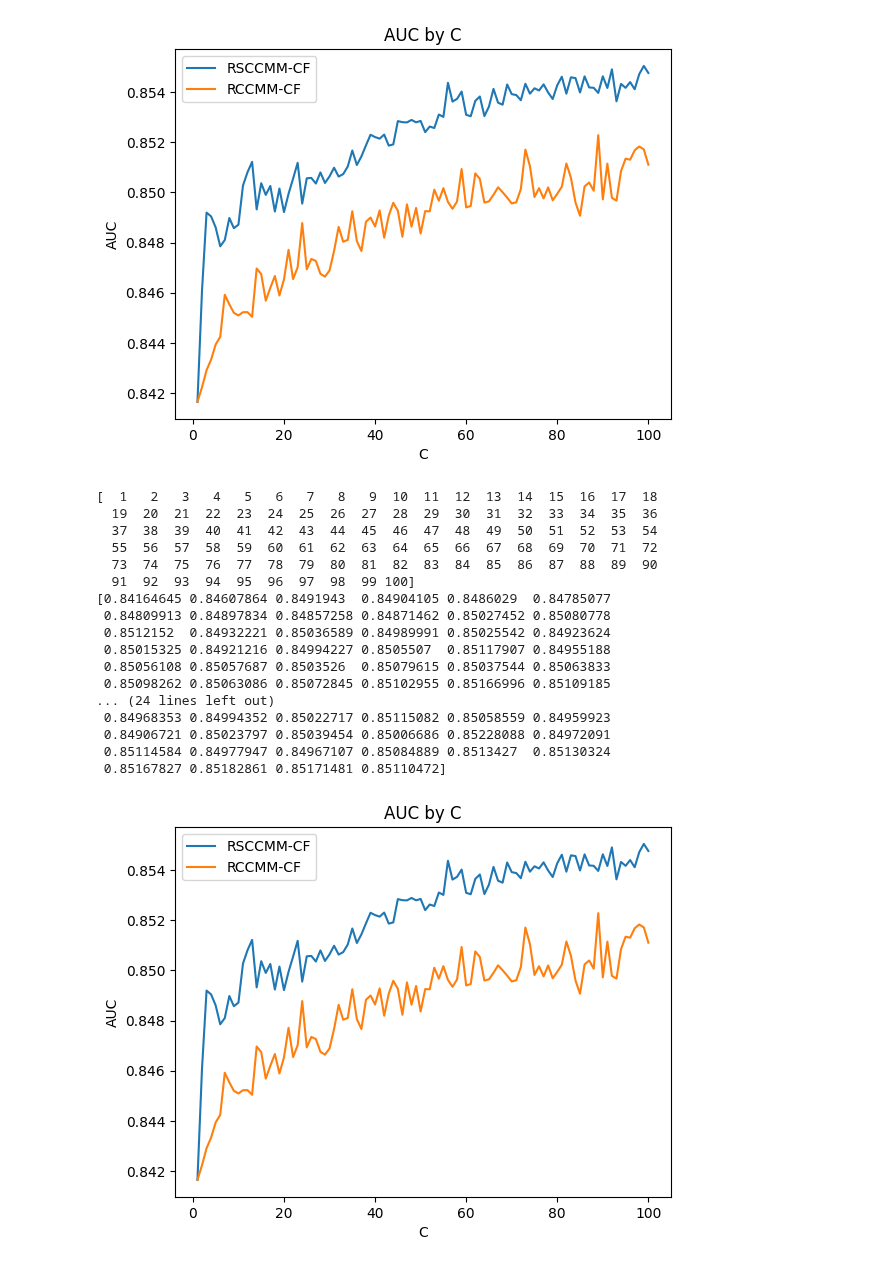
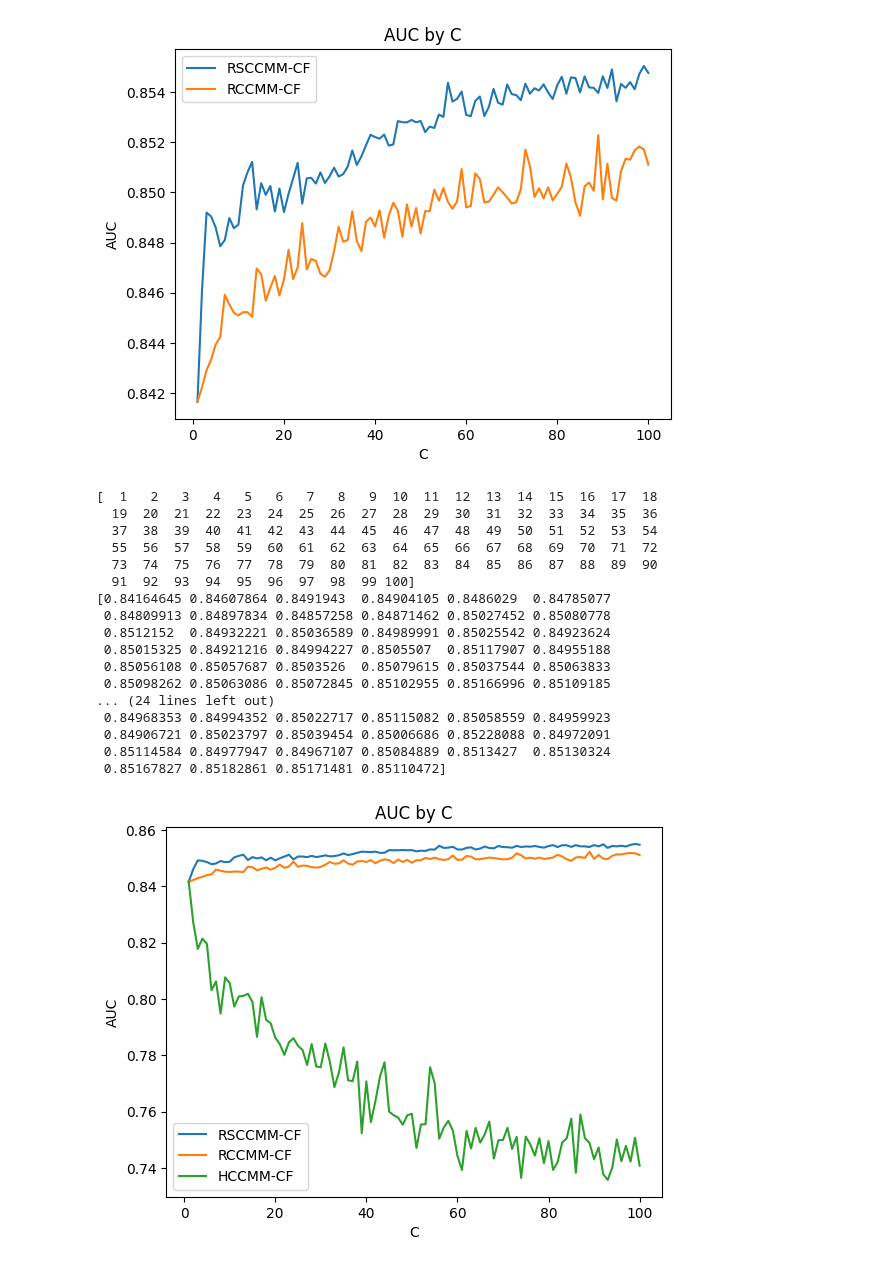
Before and after one commit to kimisuke0503/colab-research, a Jupyter notebook: needs_scan_panel/needs_RSCCMM_CF_compare.ipynb, the cells around one changed output. Drawn from its saved outputs; the diff is of its cells as text; code cells hidden in the pictures.

```diff
--- a/needs_scan_panel/needs_RSCCMM_CF_compare.ipynb
+++ b/needs_scan_panel/needs_RSCCMM_CF_compare.ipynb
@@ -285,11 +285,12 @@ beta_list:  [ 0 -1 -2 -3 -4 -5 -6 -7 -8 -9]
 [figure]
 # %%
 #再現
-name = "needs_RSCCMM_RCCMM_compare"
+name = "needs_RSCCMM_RCCMM_HCCMM_compare"
 input = pd.read_csv(f'{name}.csv', header=None)
 input_x_C_list = np.arange(1,101,1)
 input_y_RSCCMM_auc_ave = input.values[1]
 input_y_RCCMM_auc_ave = input.values[2]
+input_y_HCCMM_auc_ave = input.values[3]
 
 print(input_x_C_list)
 print(input_y_RSCCMM_auc_ave)
@@ -297,31 +298,32 @@ print(input_y_RCCMM_auc_ave)
 
 
 plt.plot(input_x_C_list, input_y_RSCCMM_auc_ave, label="RSCCMM-CF")
 plt.plot(input_x_C_list, input_y_RCCMM_auc_ave, label="RCCMM-CF")
+plt.plot(input_x_C_list, input_y_HCCMM_auc_ave, label="HCCMM-CF")
 
 #plt.xticks(x_C, x_C)
 plt.legend()
 plt.title('AUC by C')
 plt.xlabel('C')
 plt.ylabel('AUC')
 #plt.grid(True)
 plt.savefig(f"{name}.png", format="png", dpi=300)
 # %% [output]
 [  1   2   3   4   5   6   7   8   9  10  11  12  13  14  15  16  17  18
   19  20  21  22  23  24  25  26  27  28  29  30  31  32  33  34  35  36
   37  38  39  40  41  42  43  44  45  46  47  48  49  50  51  52  53  54
   55  56  57  58  59  60  61  62  63  64  65  66  67  68  69  70  71  72
   73  74  75  76  77  78  79  80  81  82  83  84  85  86  87  88  89  90
   91  92  93  94  95  96  97  98  99 100]
 [0.84164645 0.84607864 0.8491943  0.84904105 0.8486029  0.84785077
  0.84809913 0.84897834 0.84857258 0.84871462 0.85027452 0.85080778
  0.8512152  0.84932221 0.85036589 0.84989991 0.85025542 0.84923624
  0.85015325 0.84921216 0.84994227 0.8505507  0.85117907 0.84955188
  0.85056108 0.85057687 0.8503526  0.85079615 0.85037544 0.85063833
  0.85098262 0.85063086 0.85072845 0.85102955 0.85166996 0.85109185
 ... (24 lines left out)
  0.84968353 0.84994352 0.85022717 0.85115082 0.85058559 0.84959923
  0.84906721 0.85023797 0.85039454 0.85006686 0.85228088 0.84972091
  0.85114584 0.84977947 0.84967107 0.85084889 0.8513427  0.85130324
  0.85167827 0.85182861 0.85171481 0.85110472]
-[figure, old version]
+[figure, new version]
```
